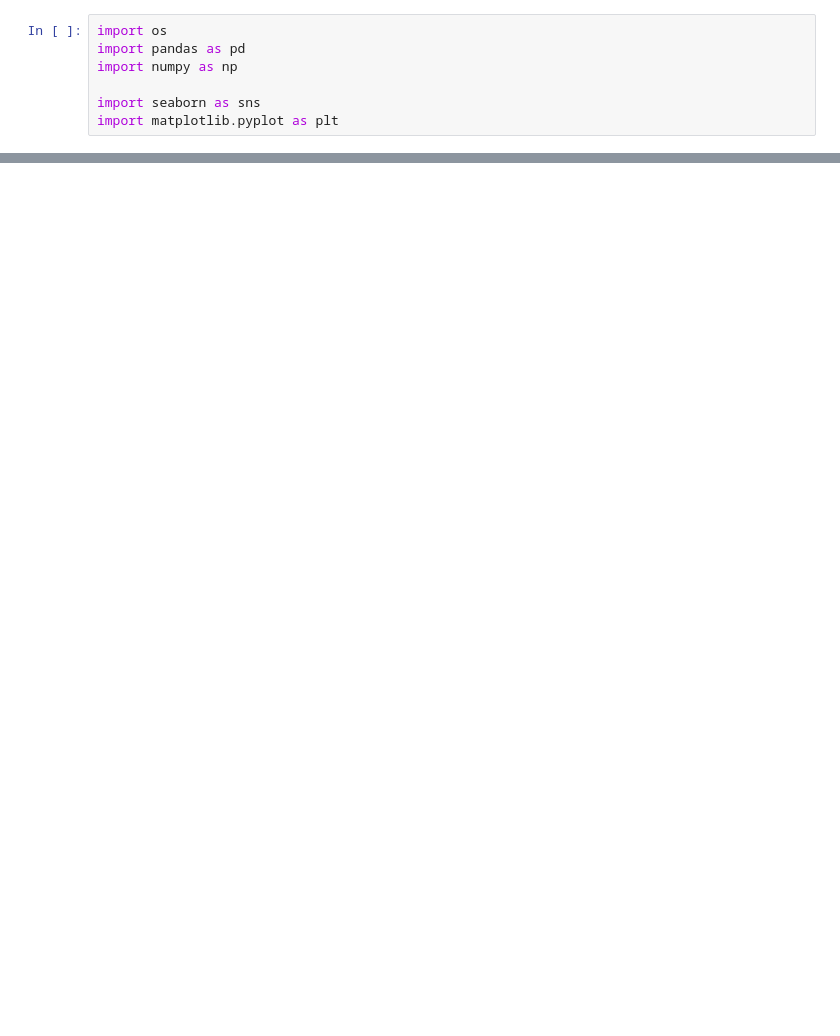
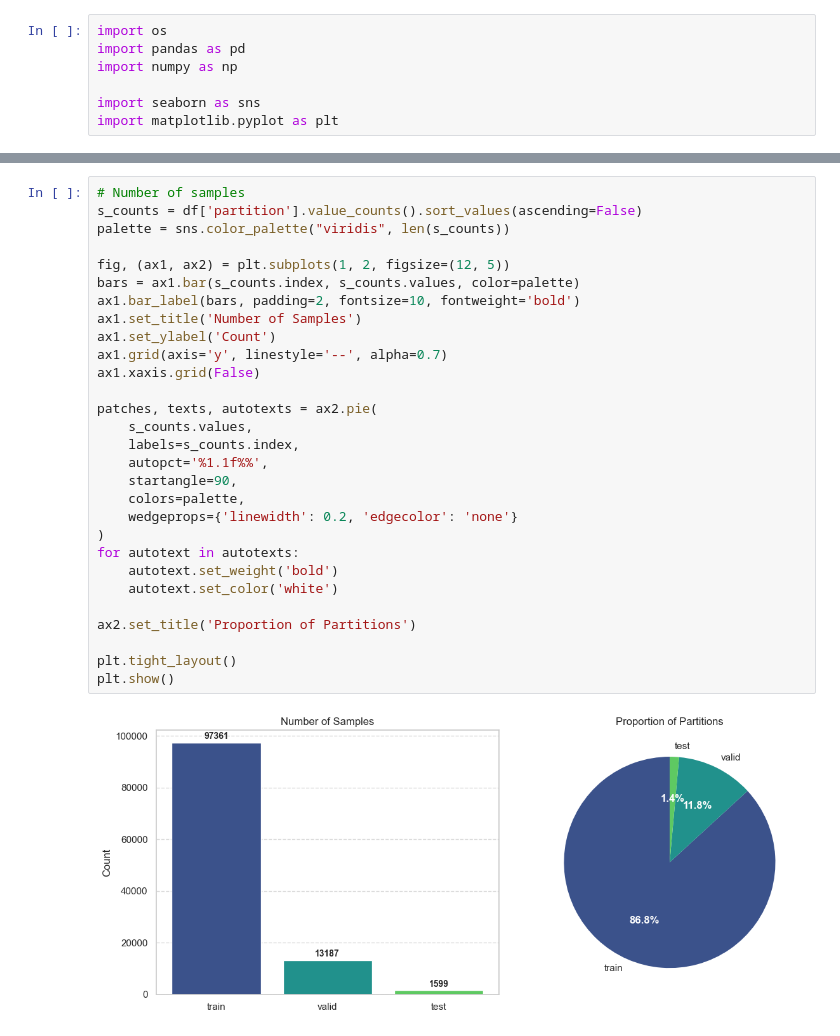
Before and after one commit to Orange1301/Neurosymbolic-Reasoning, a Jupyter notebook: final_data/new-eda.ipynb, the cells around one changed output, grey strips where cells are left out. Cells and saved outputs as stored; diff of their text form; blank space fills up the shorter version.

```diff
--- a/final_data/new-eda.ipynb
+++ b/final_data/new-eda.ipynb
@@ -104 +91,32 @@ plt.show()
+# %%
+# Number of samples
+s_counts = df['partition'].value_counts().sort_values(ascending=False)
+palette = sns.color_palette("viridis", len(s_counts))
+
+fig, (ax1, ax2) = plt.subplots(1, 2, figsize=(12, 5))
+bars = ax1.bar(s_counts.index, s_counts.values, color=palette)
+ax1.bar_label(bars, padding=2, fontsize=10, fontweight='bold')
+ax1.set_title('Number of Samples')
+ax1.set_ylabel('Count')
+ax1.grid(axis='y', linestyle='--', alpha=0.7)
+ax1.xaxis.grid(False)
+
+patches, texts, autotexts = ax2.pie(
+    s_counts.values,
+    labels=s_counts.index,
+    autopct='%1.1f%%',
+    startangle=90,
+    colors=palette,
+    wedgeprops={'linewidth': 0.2, 'edgecolor': 'none'}
+)
+for autotext in autotexts:
+    autotext.set_weight('bold')
+    autotext.set_color('white')
+
+ax2.set_title('Proportion of Partitions')
+
+plt.tight_layout()
+plt.show()
+# %% [output]
+[figure, added]
 # %%
```
Also changed, not shown: parts of 8 cells of this notebook.
